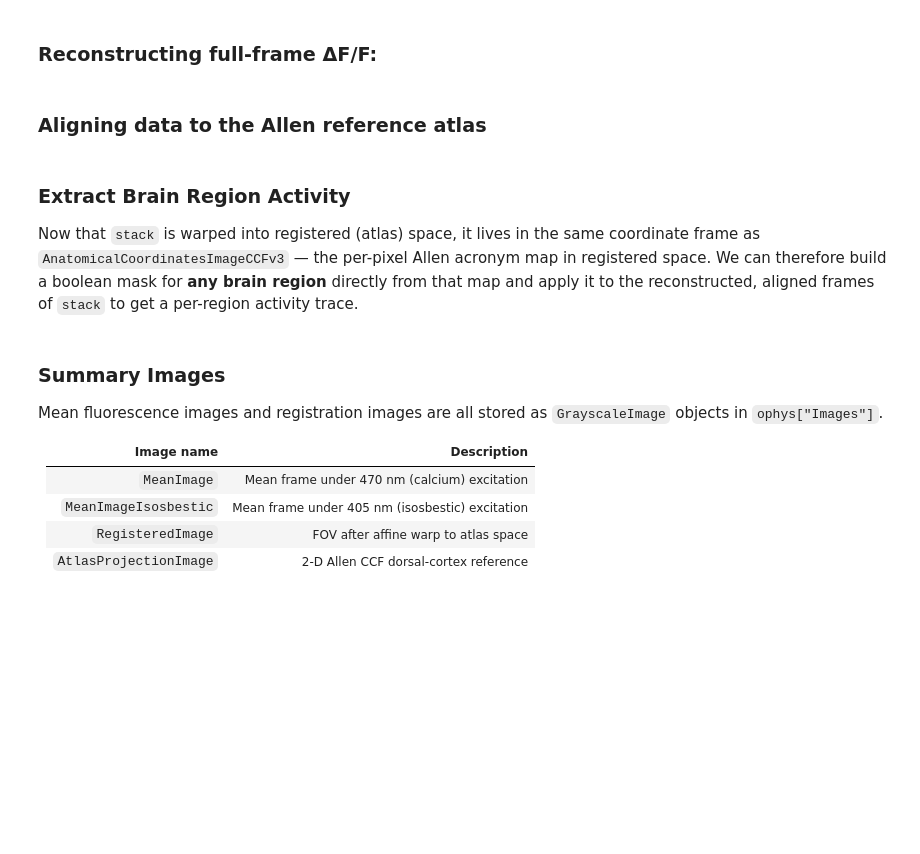
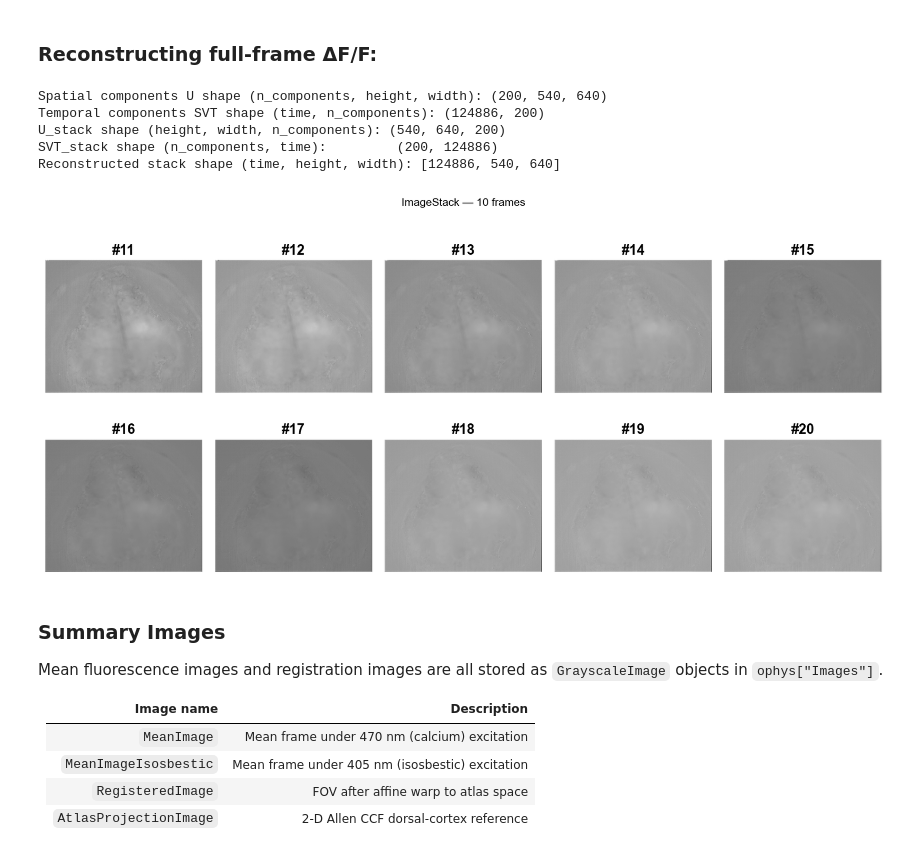
Before and after one commit to dandi/example-notebooks, a Jupyter notebook: 001712/IBL-Widefield/public_demo/processed_widefield.ipynb, the cells around one changed output. Drawn from its saved outputs; the diff is of its cells as text; code cells hidden in the pictures; blank space fills up the shorter version.

```diff
--- a/001712/IBL-Widefield/public_demo/processed_widefield.ipynb
+++ b/001712/IBL-Widefield/public_demo/processed_widefield.ipynb
@@ -274,11 +59,11 @@ import numpy as np
 plt.rcParams['figure.figsize'] = (12, 6)
 plt.rcParams['font.size'] = 10
 # %%
-from load_nwb_utils import *
+from ibl_widefield_to_nwb.widefield2025.tutorials.load_nwb_utils import *
 
 dandiset_id = "001712"
-subject_id = "CSK-im-011"
-session_id = "d34a502f-bd06-471f-8334-df41f785e1d9"
+subject_id = "FD-28"  # Example subject
+session_id = "81f90b18-e61c-4d32-bbce-3e0c5f33f06c"  # EID for the session
 
 # Choose data source (DANDI streaming or local)
 USE_DANDI = True  # Set to False to use local files
@@ -287,7 +72,7 @@ if USE_DANDI:
     nwbfile, io = load_nwb_from_dandi(dandiset_id, subject_id, session_id, description="processed")
 else:
     # Specify your local directory path
-    local_directory = f"E:/IBL-widefield-nwbfiles/full/sub-{subject_id}"
+    local_directory = f"E:/IBL-widefield-nwbfiles/full"
     nwbfile, io = load_nwb_local(local_directory, subject_id, session_id, description="processed")
 
 print("=== SESSION INFORMATION ===")
@@ -455,28 +317,21 @@ print(f"SVT_stack shape (n_components, time):         {SVT_stack.shape}")
 # Resulting stack has shape: (time, height, width)
 stack = wfield.SVDStack(U_stack, SVT_stack)
 print(f"Reconstructed stack shape (time, height, width): {stack.shape}")
+# %% [output]
+Spatial components U shape (n_components, height, width): (200, 540, 640)
+Temporal components SVT shape (time, n_components): (124886, 200)
+U_stack shape (height, width, n_components): (540, 640, 200)
+SVT_stack shape (n_components, time):         (200, 124886)
+Reconstructed stack shape (time, height, width): [124886, 540, 640]
-# %% [markdown]
-### Aligning data to the Allen reference atlas
 # %%
-from skimage.transform import SimilarityTransform
-
-atlas_registration = nwbfile.lab_meta_data["atlas_registration"]
-affine_transform = atlas_registration.affine_transformation
-M = SimilarityTransform(affine_transform.affine_matrix)
-stack.set_warped(True, M=M)
-frame_ind = 100
-fig, ax = plt.subplots(1,1, dpi=200)
-ax.imshow(stack[frame_ind], cmap="gray")
-ax.set_title(f"WarpedImageStack#{frame_ind}", fontsize=12)
-ax.axis("off")
-
+frames = range(10, 20)
+fig, axes = plt.subplots(2, 5, sharex=True, sharey=True, dpi=150)
+for ax, frame_ind in zip(axes.flatten(), frames):
+    ax.imshow(stack[frame_ind], cmap="gray")
+    ax.set_title(f"#{frame_ind + 1}")
+    ax.axis("off")
+plt.suptitle("ImageStack — 10 frames", fontsize=11)
 plt.tight_layout()
 plt.show()
+# %% [output]
+[figure, added]
-# %% [markdown]
-### Extract Brain Region Activity
-
-Now that `stack` is warped into registered (atlas) space, it lives in the same
-coordinate frame as `AnatomicalCoordinatesImageCCFv3` — the per-pixel Allen
-acronym map in registered space. We can therefore build a boolean mask for
-**any brain region** directly from that map and apply it to the reconstructed,
-aligned frames of `stack` to get a per-region activity trace.
```
Also changed, not shown: parts of 30 cells of this notebook, 2 other files.
